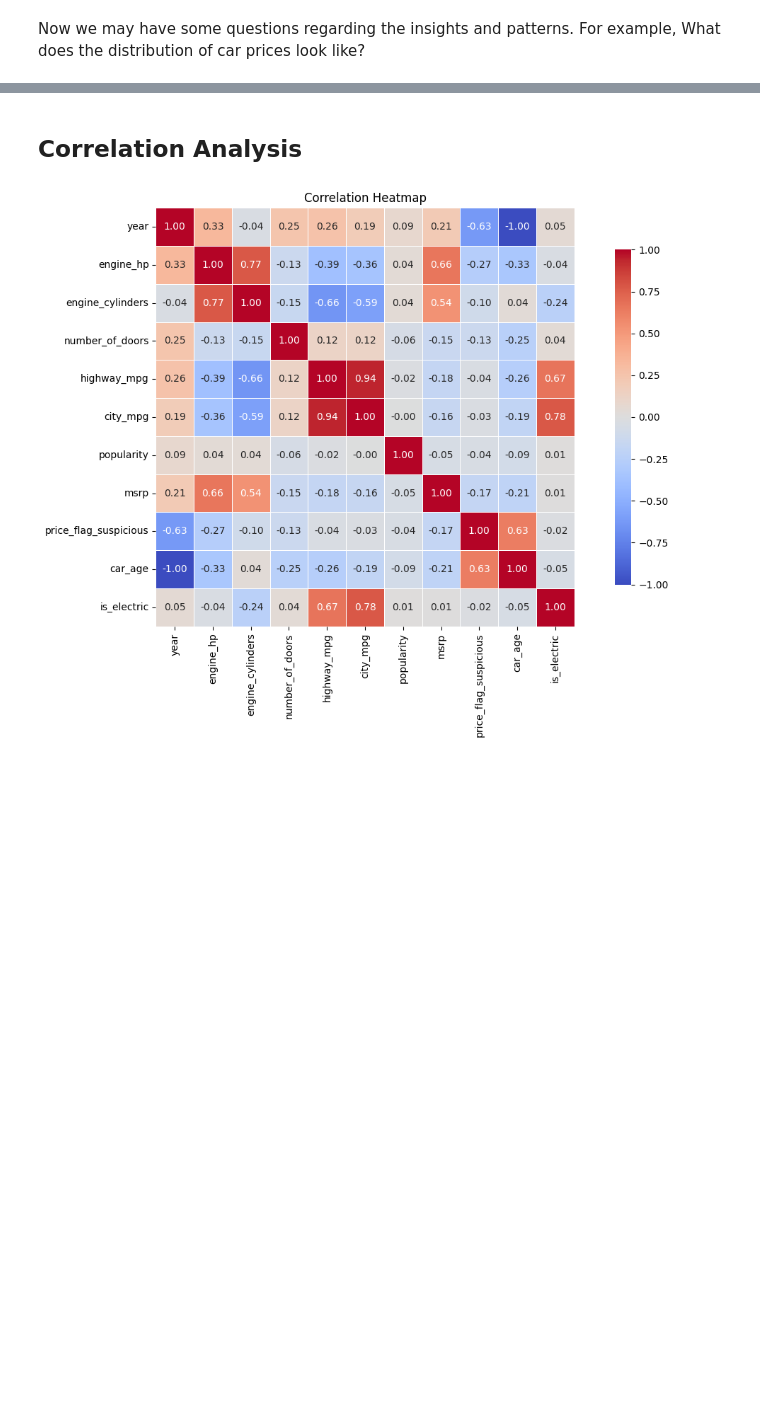
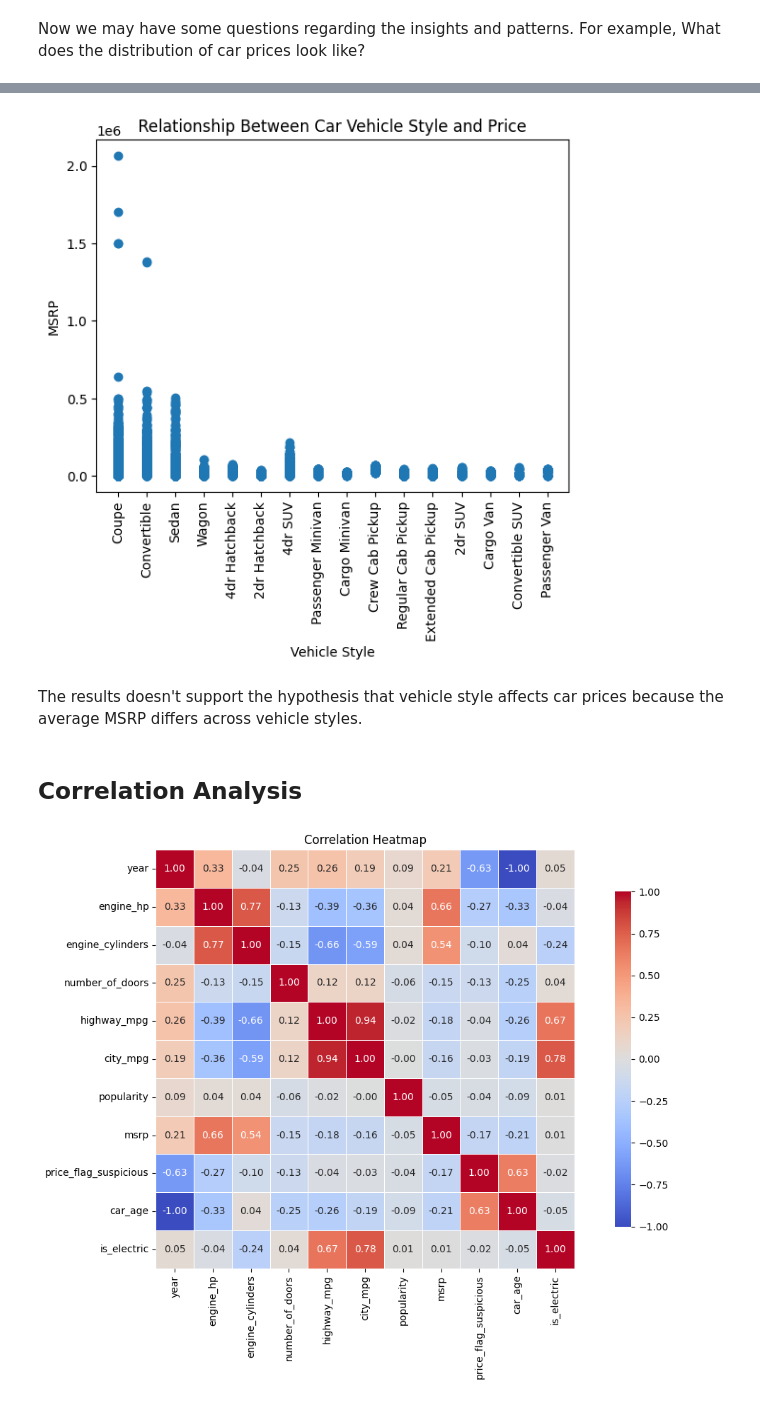
Before and after one commit to basmalamoataz/Samsung-car-price-analysis, a Jupyter notebook: Clean Data/statistics.ipynb, the cells around one changed output, grey strips where cells are left out. Cells and saved outputs as stored; diff of their text form; code cells hidden in the pictures; blank space fills up the shorter version.

```diff
--- a/Clean Data/statistics.ipynb
+++ b/Clean Data/statistics.ipynb
@@ -76,3 +216,14 @@ For example, What does the distribution of car prices look like?
+# %%
+plt.scatter(df['vehicle_style'], df['msrp'])
+plt.xlabel('Vehicle Style')
+plt.xticks(rotation=90)
+plt.ylabel('MSRP')
+plt.title('Relationship Between Car Vehicle Style and Price')
+plt.show()
+# %% [output]
+[figure, added]
+# %% [markdown]
+The results doesn't support the hypothesis that vehicle style affects car prices because the average MSRP differs across vehicle styles.
 # %% [markdown]
 ## Correlation Analysis
 # %%
```
Also changed, not shown: parts of 28 cells of this notebook.
